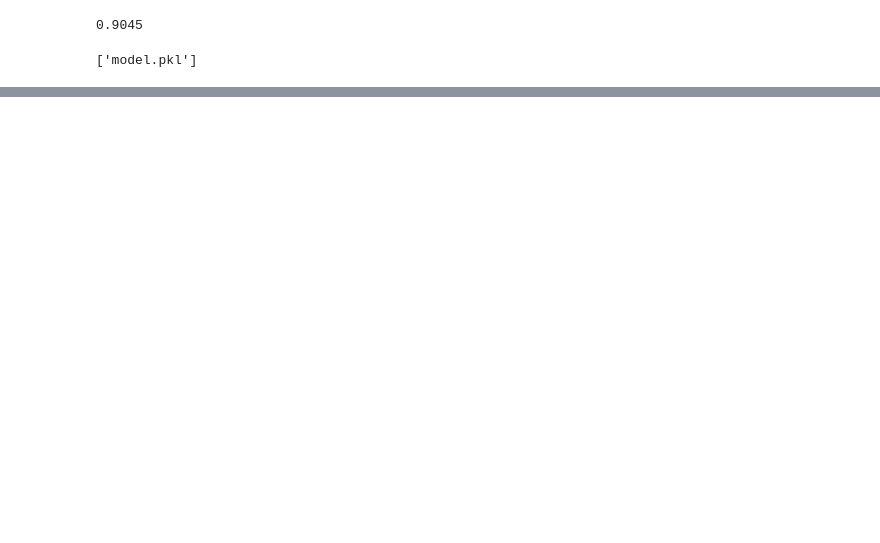
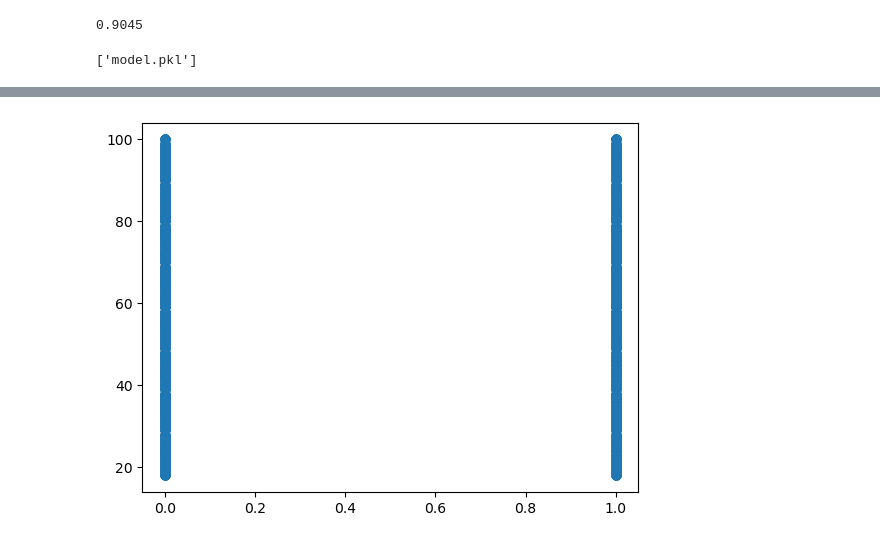
Before and after one commit to Yeomdongsu/YH-semi_final2-cancer-prediction, a Jupyter notebook: cancer-prediction.ipynb, the cells around one changed output, grey strips where cells are left out. Saved outputs shown, nothing was run; the diff lists cells and outputs as text; code cells hidden in the pictures; blank space fills up the shorter version.

```diff
--- a/cancer-prediction.ipynb
+++ b/cancer-prediction.ipynb
@@ -170,0 +268,5 @@ joblib.dump(model, "model.pkl")
+# %%
+plt.scatter(data=df, x="Gender", y="Age")
+plt.show()
+# %% [output]
+[figure, added]
```
Also changed, not shown: parts of 20 cells of this notebook, 4 other files.
